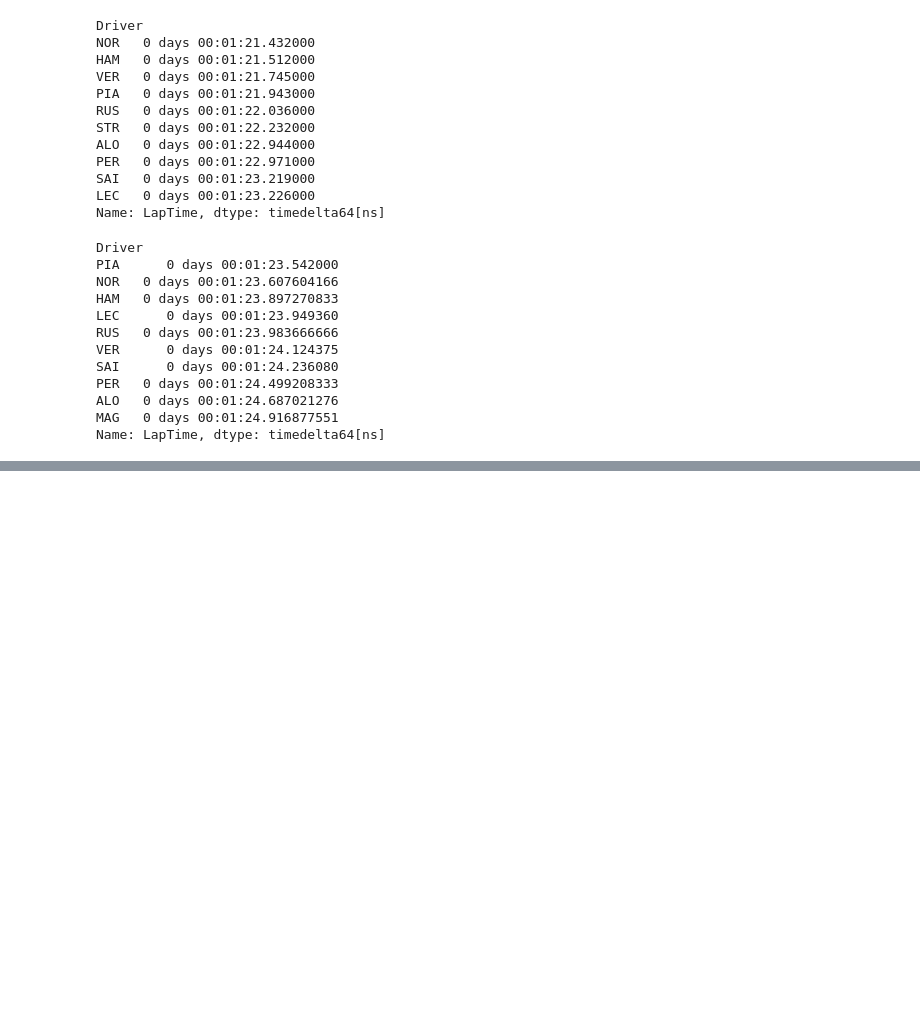
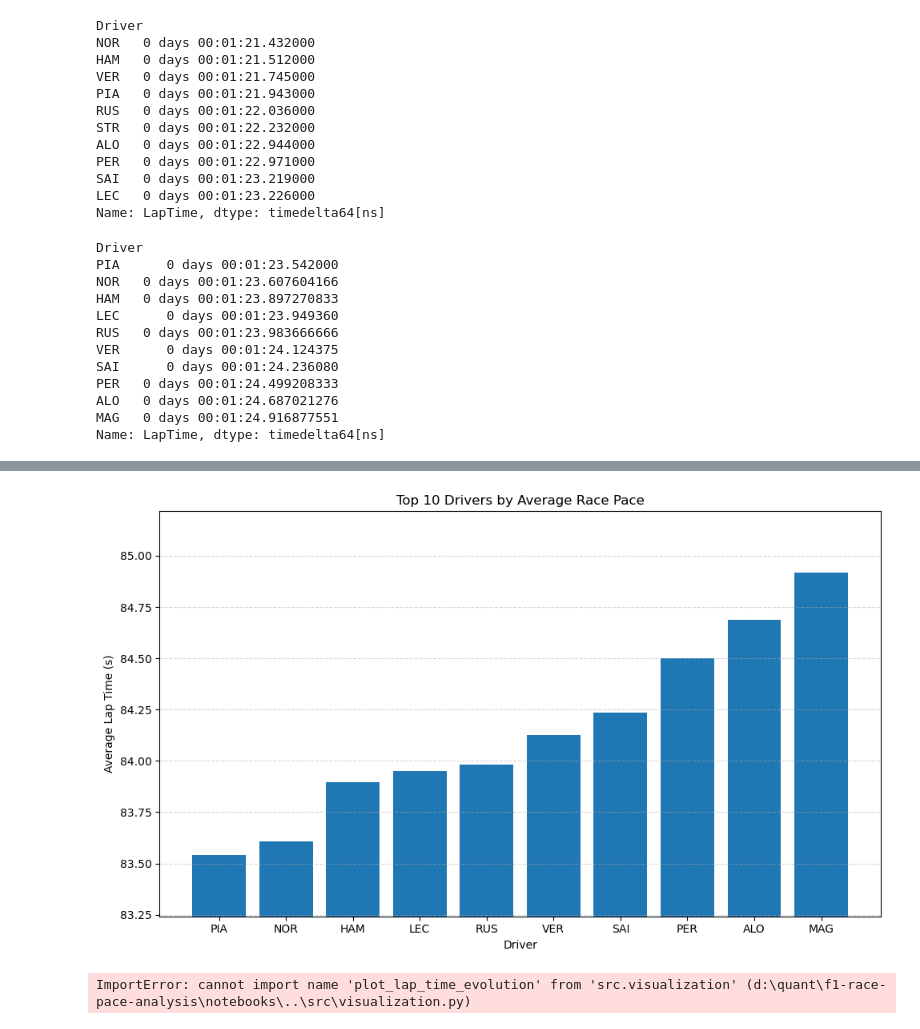
Before and after one commit to lukaszkazala/f1-race-place-analysis, a Jupyter notebook: notebooks/f1_analysis.ipynb, the cells around one changed output, grey strips where cells are left out. Cells and saved outputs as stored; diff of their text form; code cells hidden in the pictures; blank space fills up the shorter version.

```diff
--- a/notebooks/f1_analysis.ipynb
+++ b/notebooks/f1_analysis.ipynb
@@ -101,3 +101,22 @@ stats.head(10)
 | PER | 0 days 00:01:24.499208333 | 0 days 00:00:01.013597237 | 48 |
 | ALO | 0 days 00:01:24.687021276 | 0 days 00:00:00.978855997 | 47 |
 | MAG | 0 days 00:01:24.916877551 | 0 days 00:00:00.850925247 | 49 |
+# %%
+from src.visualization import plot_race_pace
+
+plot_race_pace(
+    race_pace,
+    save_path="../images/race_pace.png"
+)
+# %% [output]
+[figure, added]
+# %%
+from src.visualization import plot_lap_time_evolution
+
+plot_lap_time_evolution(
+    laps,
+    drivers=["PIA", "NOR", "LEC"],
+    save_path="../images/lap_time_evolution.png"
+)
+# %% [output]
+ImportError: cannot import name 'plot_lap_time_evolution' from 'src.visualization' (d:\quant\f1-race-pace-analysis\notebooks\..\src\visualization.py)
```
Also changed, not shown: parts of 1 cell of this notebook, 7 other files.
